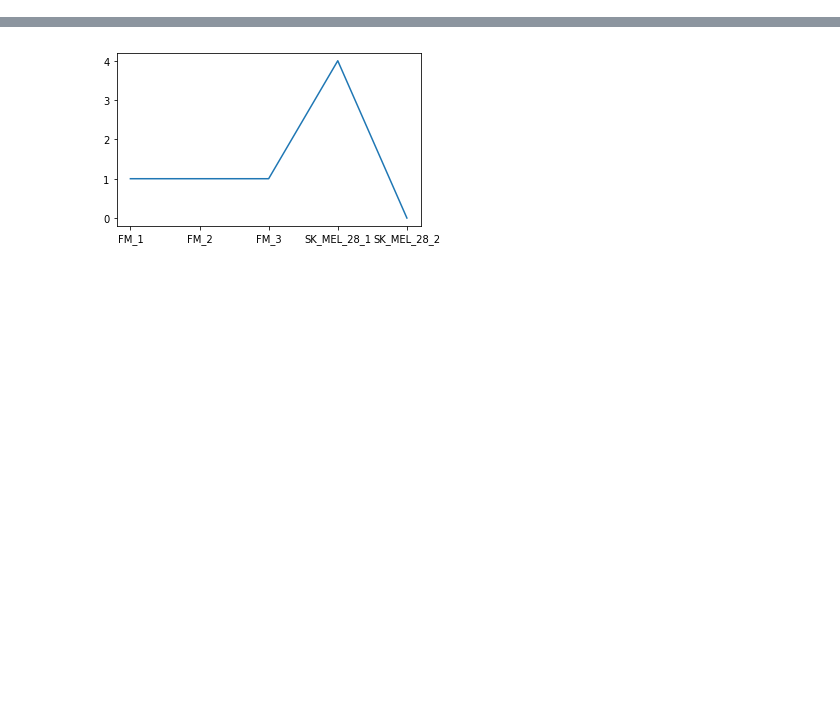
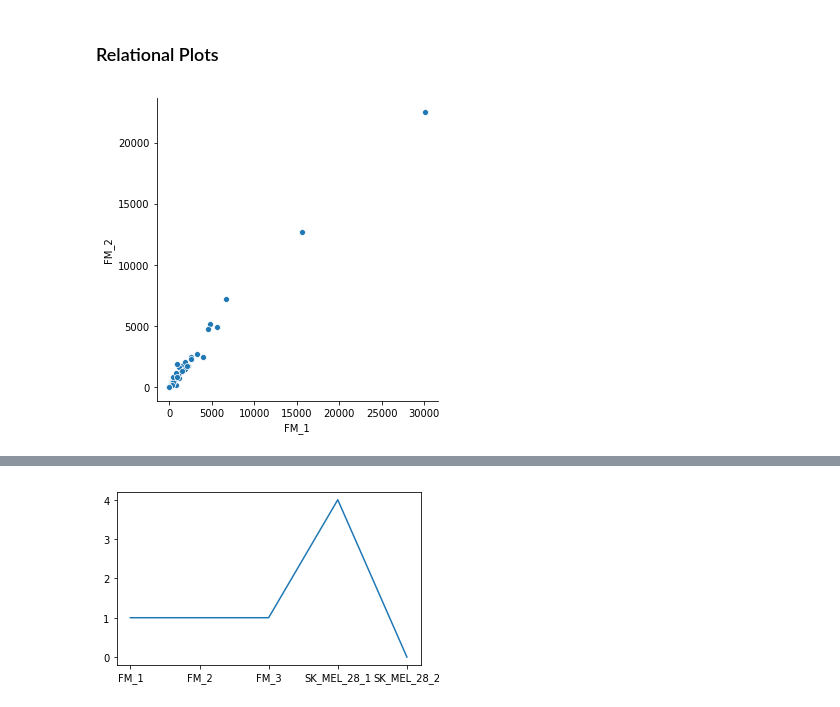
Before and after one commit to shuyima1/PABIO536-BasicPlotting, a Jupyter notebook: PythonPlottingBasics.ipynb, the cells around one changed output, grey strips where cells are left out. Saved outputs shown, nothing was run; the diff lists cells and outputs as text; code cells hidden in the pictures; blank space fills up the shorter version.

Commit message:
adding Seaborn plots

```diff
--- a/PythonPlottingBasics.ipynb
+++ b/PythonPlottingBasics.ipynb
@@ -7,11 +7,9 @@ import seaborn as sns
 # The data is tab separated and the first column has the gene names
 # Remember that most things in python are zero-indexed, so the first
 # column is index 0
-df = pd.read_csv('../Pabio536/C4-5_ Numpy and pandas/data/GSE88741-expression.txt', sep='\t', index_col=0)
+df = pd.read_csv('../Pabio536/C4C5_ Numpy_and_pandas/data/GSE88741-expression.txt', sep='\t', index_col=0)
 df_sample = df.sample(100, axis = 0, random_state = 333)
-meta = pd.read_excel("../Pabio536/C4-5_ Numpy and pandas/data/GSE88741-metadata.xlsx", index_col=1)
-columns = meta.index
-df_sample.columns = columns
-#print (df_sample.head())
-print(df_sample.iloc[0,:5])
+meta = pd.read_excel("../Pabio536/C4C5_ Numpy_and_pandas/data/GSE88741-metadata.xlsx", index_col=1)
+print (df_sample.head())
+print (meta.head())
 # %% [output]
@@ -24,0 +56,9 @@ Name: ASPDH, dtype: int64
+# %%
+#print(df_sample.index)
+#print(df_sample.iloc[1,:5])
+#print(df_sample.mean(1))
+print(meta)
+FMnorm = df_sample.iloc[:,0:3]
+UACCmetastatic = df_sample.iloc[:,-3:]
+print(FMnorm.head())
+print(UACCmetastatic.head())
@@ -24,0 +123,7 @@ Name: ASPDH, dtype: int64
+# %% [markdown]
+### Relational Plots
+# %%
+g = sns.relplot(x="FM_1", y="FM_2", data=FMnorm)
+plt.show()
+# %% [output]
+[figure, added]
```
Also changed, not shown: parts of 19 cells of this notebook.
